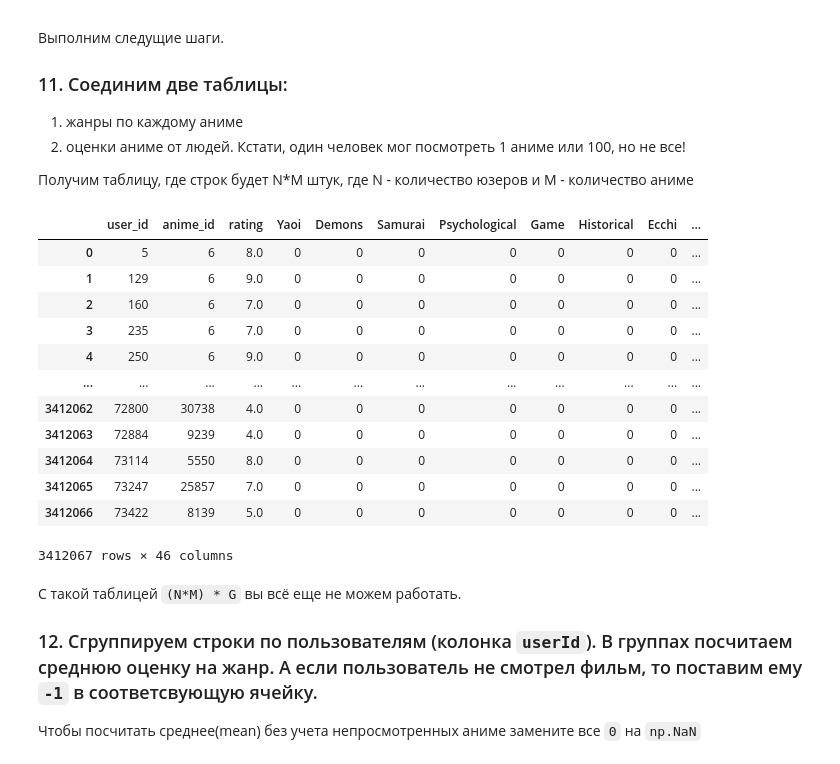
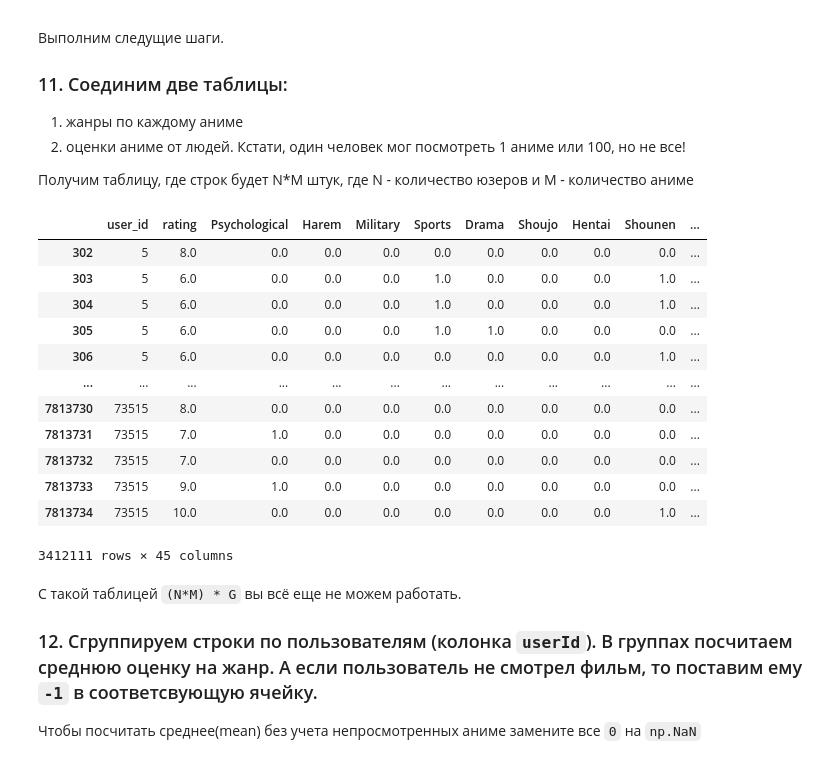
Before and after one commit to mirolyubovaalyona/02-ml-advanced, a Jupyter notebook: 02_clustering/04-hw-clustering.ipynb, the cells around one changed output. Saved outputs shown, nothing was run; the diff lists cells and outputs as text; code cells hidden in the pictures.

```diff
--- a/02_clustering/04-hw-clustering.ipynb
+++ b/02_clustering/04-hw-clustering.ipynb
@@ -515,23 +515,22 @@ anime_genres
 Получим таблицу, где строк будет N*M штук, где N - количество юзеров и M - количество аниме
 # %%
 ###  Ваш код  ###
-
-df = pd.merge(ratings, anime_genres, on='anime_id')
-df
+df_m = ratings.join(anime_genres, on='anime_id').drop([ 'anime_id'], axis=1)
+df_m
 # %% [output]
-|  | user_id | anime_id | rating | Yaoi | Demons | Samurai | Psychological | Game | Historical | Ecchi | ... |
-| 0 | 5 | 6 | 8.0 | 0 | 0 | 0 | 0 | 0 | 0 | 0 | ... |
-| 1 | 129 | 6 | 9.0 | 0 | 0 | 0 | 0 | 0 | 0 | 0 | ... |
-| 2 | 160 | 6 | 7.0 | 0 | 0 | 0 | 0 | 0 | 0 | 0 | ... |
-| 3 | 235 | 6 | 7.0 | 0 | 0 | 0 | 0 | 0 | 0 | 0 | ... |
-| 4 | 250 | 6 | 9.0 | 0 | 0 | 0 | 0 | 0 | 0 | 0 | ... |
+|  | user_id | rating | Psychological | Harem | Military | Sports | Drama | Shoujo | Hentai | Shounen | ... |
+| 302 | 5 | 8.0 | 0.0 | 0.0 | 0.0 | 0.0 | 0.0 | 0.0 | 0.0 | 0.0 | ... |
+| 303 | 5 | 6.0 | 0.0 | 0.0 | 0.0 | 1.0 | 0.0 | 0.0 | 0.0 | 1.0 | ... |
+| 304 | 5 | 6.0 | 0.0 | 0.0 | 0.0 | 1.0 | 0.0 | 0.0 | 0.0 | 1.0 | ... |
+| 305 | 5 | 6.0 | 0.0 | 0.0 | 0.0 | 1.0 | 1.0 | 0.0 | 0.0 | 0.0 | ... |
+| 306 | 5 | 6.0 | 0.0 | 0.0 | 0.0 | 0.0 | 0.0 | 0.0 | 0.0 | 1.0 | ... |
 | ... | ... | ... | ... | ... | ... | ... | ... | ... | ... | ... | ... |
-| 3412062 | 72800 | 30738 | 4.0 | 0 | 0 | 0 | 0 | 0 | 0 | 0 | ... |
-| 3412063 | 72884 | 9239 | 4.0 | 0 | 0 | 0 | 0 | 0 | 0 | 0 | ... |
-| 3412064 | 73114 | 5550 | 8.0 | 0 | 0 | 0 | 0 | 0 | 0 | 0 | ... |
-| 3412065 | 73247 | 25857 | 7.0 | 0 | 0 | 0 | 0 | 0 | 0 | 0 | ... |
-| 3412066 | 73422 | 8139 | 5.0 | 0 | 0 | 0 | 0 | 0 | 0 | 0 | ... |
+| 7813730 | 73515 | 8.0 | 0.0 | 0.0 | 0.0 | 0.0 | 0.0 | 0.0 | 0.0 | 0.0 | ... |
+| 7813731 | 73515 | 7.0 | 1.0 | 0.0 | 0.0 | 0.0 | 0.0 | 0.0 | 0.0 | 0.0 | ... |
+| 7813732 | 73515 | 7.0 | 0.0 | 0.0 | 0.0 | 0.0 | 0.0 | 0.0 | 0.0 | 0.0 | ... |
+| 7813733 | 73515 | 9.0 | 1.0 | 0.0 | 0.0 | 0.0 | 0.0 | 0.0 | 0.0 | 0.0 | ... |
+| 7813734 | 73515 | 10.0 | 0.0 | 0.0 | 0.0 | 0.0 | 0.0 | 0.0 | 0.0 | 1.0 | ... |
-3412067 rows × 46 columns
+3412111 rows × 45 columns
 # %% [markdown]
 С такой таблицей `(N*M) * G` вы всё еще не можем работать.
 ### 12. Сгруппируем строки по пользователям (колонка `userId`).  В группах посчитаем среднюю оценку на жанр. А если пользователь не смотрел фильм, то поставим ему `-1` в соответсвующую ячейку.
```
Also changed, not shown: parts of 15 cells of this notebook, 1 other file.
